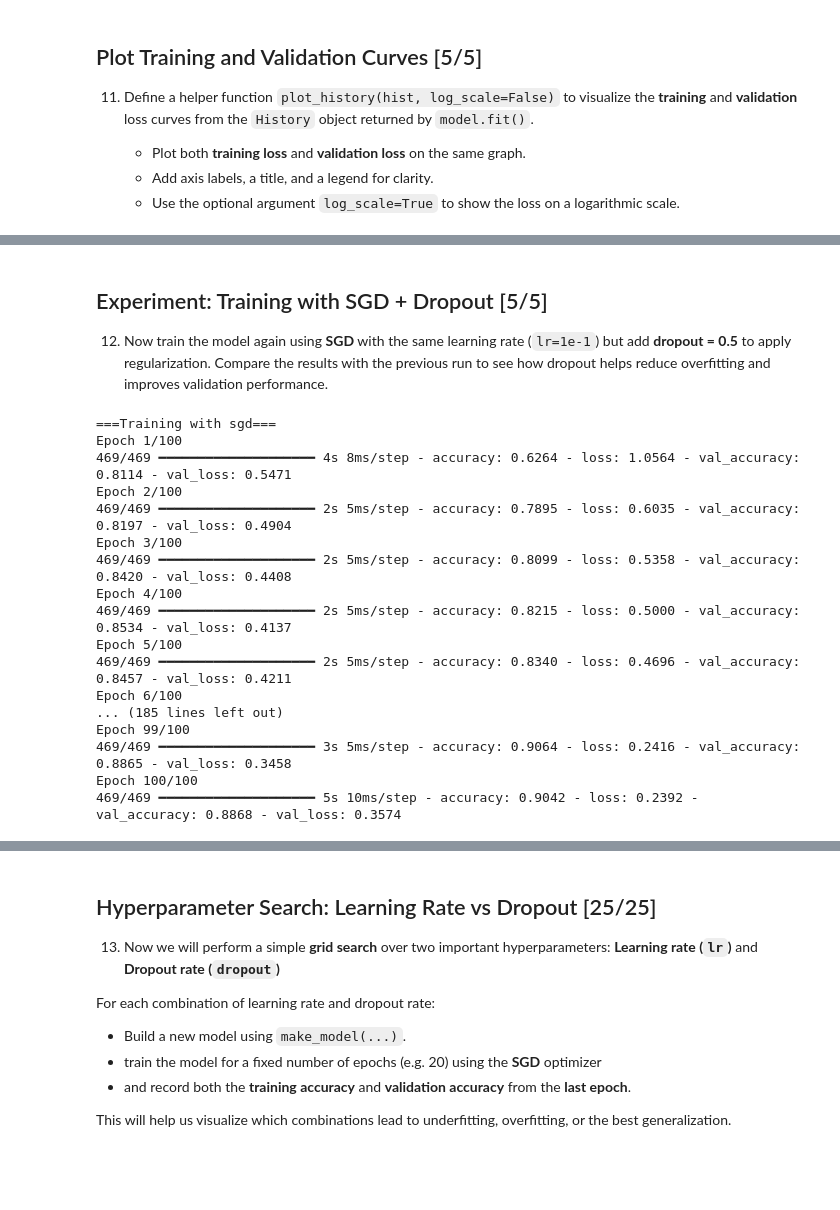
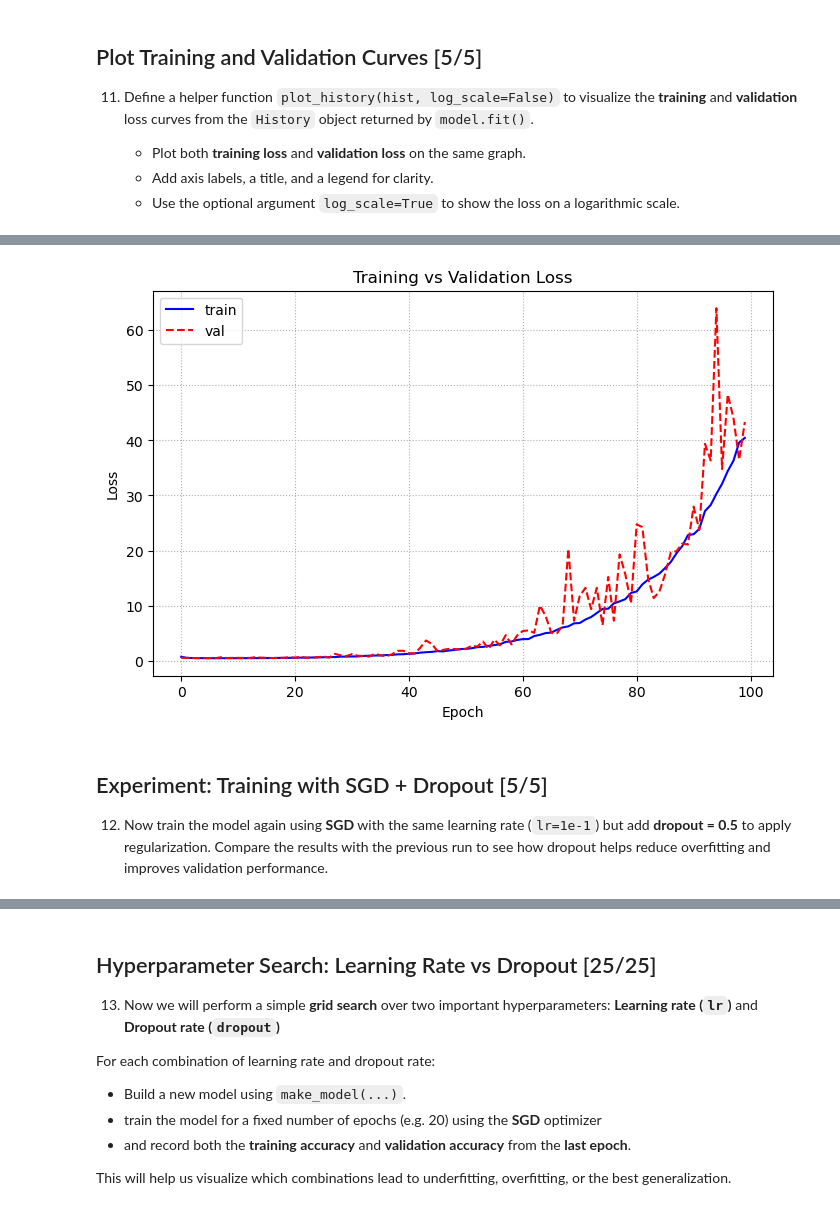
Before and after one commit to joneshshrestha/artificial-intelligence, a Jupyter notebook: Image Classification/regularization_hyperparameter_tuning.ipynb, the cells around one changed output, grey strips where cells are left out. Saved outputs shown, nothing was run; the diff lists cells and outputs as text; code cells hidden in the pictures; blank space fills up the shorter version.

```diff
--- a/Image Classification/regularization_hyperparameter_tuning.ipynb
+++ b/Image Classification/regularization_hyperparameter_tuning.ipynb
@@ -96,8 +94,13 @@ Test set: (10000, 28, 28)
 # %%
 def make_model(num_classes, input_shape, width=128, dropout_rate=0.0):
     model = keras.Sequential([
-
+        layers.Input(input_shape),
+        layers.Flatten(),
+        layers.Dense(width, activation='relu'),
     ])
+    if dropout_rate>0.0:
+        model.add(layers.Dropout(dropout_rate))
+    model.add(layers.Dense(num_classes, activation='softmax'))
     return model
 
 base_model = make_model(num_classes, input_shape, width=128)
@@ -221,24 +219,8 @@ def plot_history(hist, log_scale=False):
+# %%
+plot_history(hist)
+# %% [output]
+[figure, added]
 # %% [markdown]
 ## Experiment: Training with SGD + Dropout [5/5]
 
 12. Now train the model again using **SGD** with the same learning rate (`lr=1e-1`) but add **dropout = 0.5** to apply regularization. Compare the results with the previous run to see how dropout helps reduce overfitting and improves validation performance.
-# %%
-hist =
-# %% [output]
-===Training with sgd===
-Epoch 1/100
-469/469 ━━━━━━━━━━━━━━━━━━━━ 4s 8ms/step - accuracy: 0.6264 - loss: 1.0564 - val_accuracy: 0.8114 - val_loss: 0.5471
-Epoch 2/100
-469/469 ━━━━━━━━━━━━━━━━━━━━ 2s 5ms/step - accuracy: 0.7895 - loss: 0.6035 - val_accuracy: 0.8197 - val_loss: 0.4904
-Epoch 3/100
-469/469 ━━━━━━━━━━━━━━━━━━━━ 2s 5ms/step - accuracy: 0.8099 - loss: 0.5358 - val_accuracy: 0.8420 - val_loss: 0.4408
-Epoch 4/100
-469/469 ━━━━━━━━━━━━━━━━━━━━ 2s 5ms/step - accuracy: 0.8215 - loss: 0.5000 - val_accuracy: 0.8534 - val_loss: 0.4137
-Epoch 5/100
-469/469 ━━━━━━━━━━━━━━━━━━━━ 2s 5ms/step - accuracy: 0.8340 - loss: 0.4696 - val_accuracy: 0.8457 - val_loss: 0.4211
-Epoch 6/100
-... (185 lines left out)
-Epoch 99/100
-469/469 ━━━━━━━━━━━━━━━━━━━━ 3s 5ms/step - accuracy: 0.9064 - loss: 0.2416 - val_accuracy: 0.8865 - val_loss: 0.3458
-Epoch 100/100
-469/469 ━━━━━━━━━━━━━━━━━━━━ 5s 10ms/step - accuracy: 0.9042 - loss: 0.2392 - val_accuracy: 0.8868 - val_loss: 0.3574
```
Also changed, not shown: parts of 12 cells of this notebook, 1 other file.
